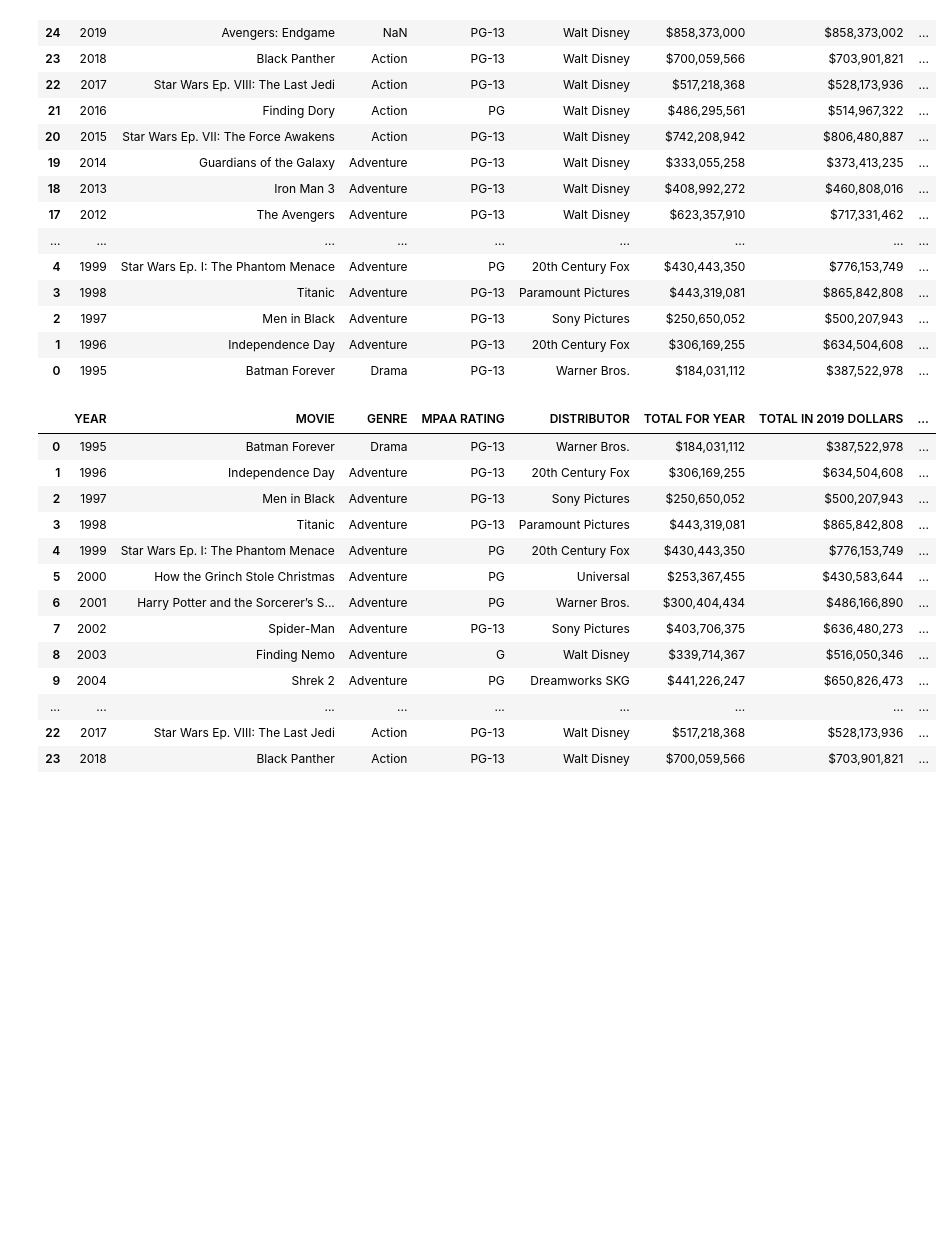
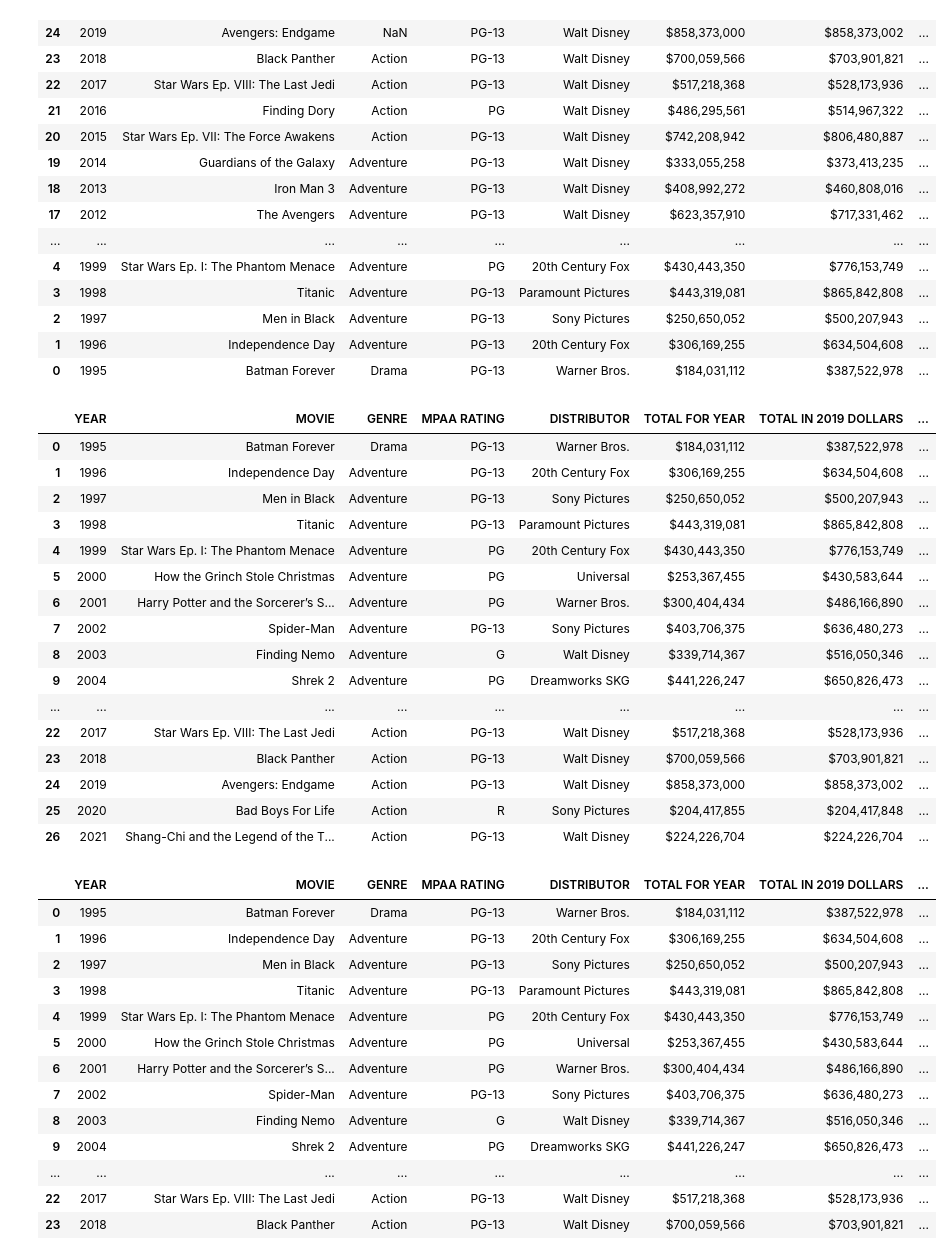
Before and after one commit to EmpressBelless/HollywoodTheatre95-21, a Jupyter notebook: HighestGrossingplussales.ipynb, the cells around one changed output. Drawn from its saved outputs; the diff is of its cells as text; code cells hidden in the pictures; blank space fills up the shorter version.

```diff
--- a/HighestGrossingplussales.ipynb
+++ b/HighestGrossingplussales.ipynb
@@ -29,3 +35,23 @@ highestgrosser.sort_values('YEAR', ascending=False)
+# %%
+highestgrosser
+# %% [output]
+|  | YEAR | MOVIE | GENRE | MPAA RATING | DISTRIBUTOR | TOTAL FOR YEAR | TOTAL IN 2019 DOLLARS | ... |
+| 0 | 1995 | Batman Forever | Drama | PG-13 | Warner Bros. | $184,031,112 | $387,522,978 | ... |
+| 1 | 1996 | Independence Day | Adventure | PG-13 | 20th Century Fox | $306,169,255 | $634,504,608 | ... |
+| 2 | 1997 | Men in Black | Adventure | PG-13 | Sony Pictures | $250,650,052 | $500,207,943 | ... |
+| 3 | 1998 | Titanic | Adventure | PG-13 | Paramount Pictures | $443,319,081 | $865,842,808 | ... |
+| 4 | 1999 | Star Wars Ep. I: The Phantom Menace | Adventure | PG | 20th Century Fox | $430,443,350 | $776,153,749 | ... |
+| 5 | 2000 | How the Grinch Stole Christmas | Adventure | PG | Universal | $253,367,455 | $430,583,644 | ... |
+| 6 | 2001 | Harry Potter and the Sorcerer’s S... | Adventure | PG | Warner Bros. | $300,404,434 | $486,166,890 | ... |
+| 7 | 2002 | Spider-Man | Adventure | PG-13 | Sony Pictures | $403,706,375 | $636,480,273 | ... |
+| 8 | 2003 | Finding Nemo | Adventure | G | Walt Disney | $339,714,367 | $516,050,346 | ... |
+| 9 | 2004 | Shrek 2 | Adventure | PG | Dreamworks SKG | $441,226,247 | $650,826,473 | ... |
+| ... | ... | ... | ... | ... | ... | ... | ... | ... |
+| 22 | 2017 | Star Wars Ep. VIII: The Last Jedi | Action | PG-13 | Walt Disney | $517,218,368 | $528,173,936 | ... |
+| 23 | 2018 | Black Panther | Action | PG-13 | Walt Disney | $700,059,566 | $703,901,821 | ... |
+| 24 | 2019 | Avengers: Endgame | Action | PG-13 | Walt Disney | $858,373,000 | $858,373,002 | ... |
+| 25 | 2020 | Bad Boys For Life | Action | R | Sony Pictures | $204,417,855 | $204,417,848 | ... |
+| 26 | 2021 | Shang-Chi and the Legend of the T... | Action | PG-13 | Walt Disney | $224,226,704 | $224,226,704 | ... |
 # %%
 #combine ticket sales and highest grossingtables
 HighestGrossingplussales = highestgrosser.merge(ticketsales2, how='inner', on='YEAR')
```
Also changed, not shown: parts of 6 cells of this notebook.
